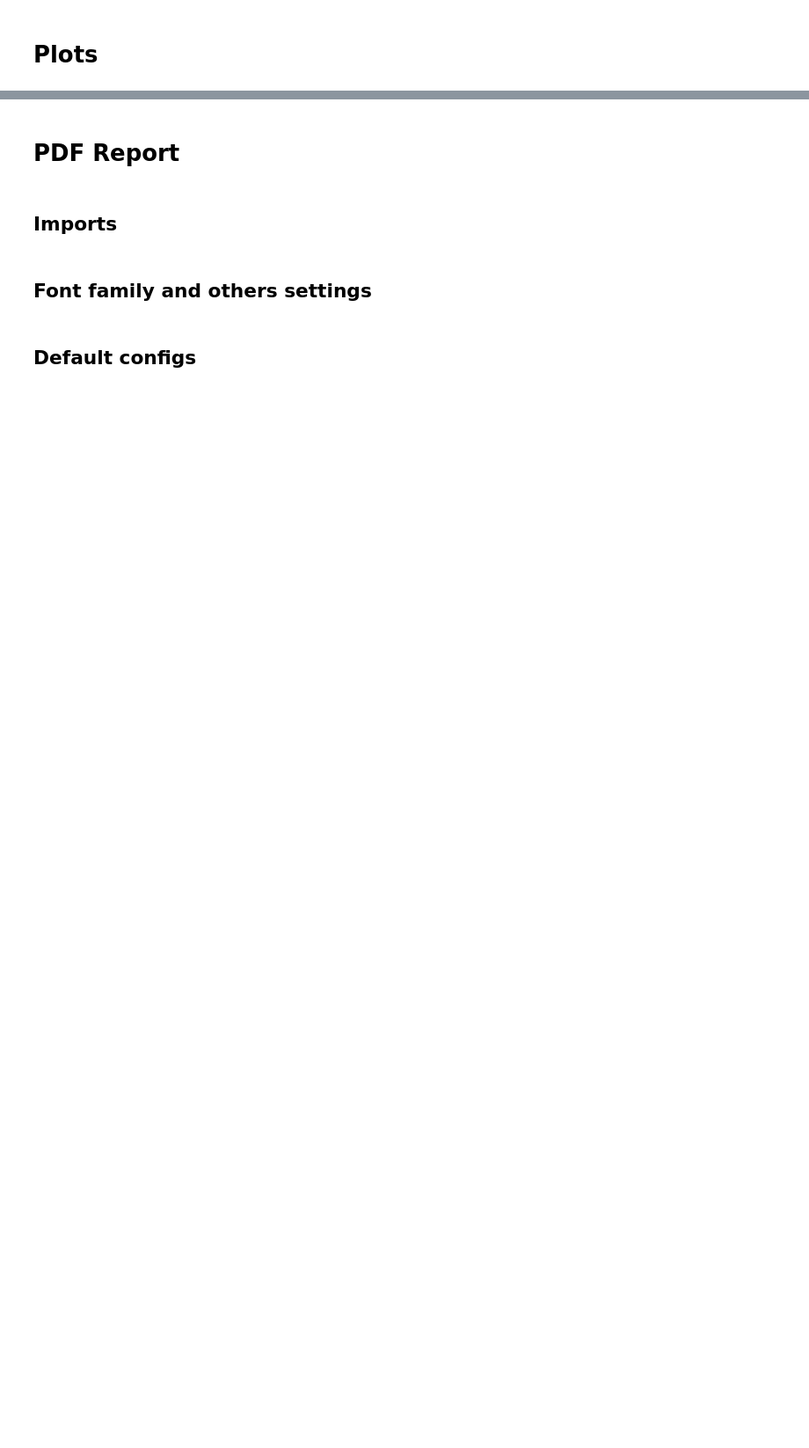
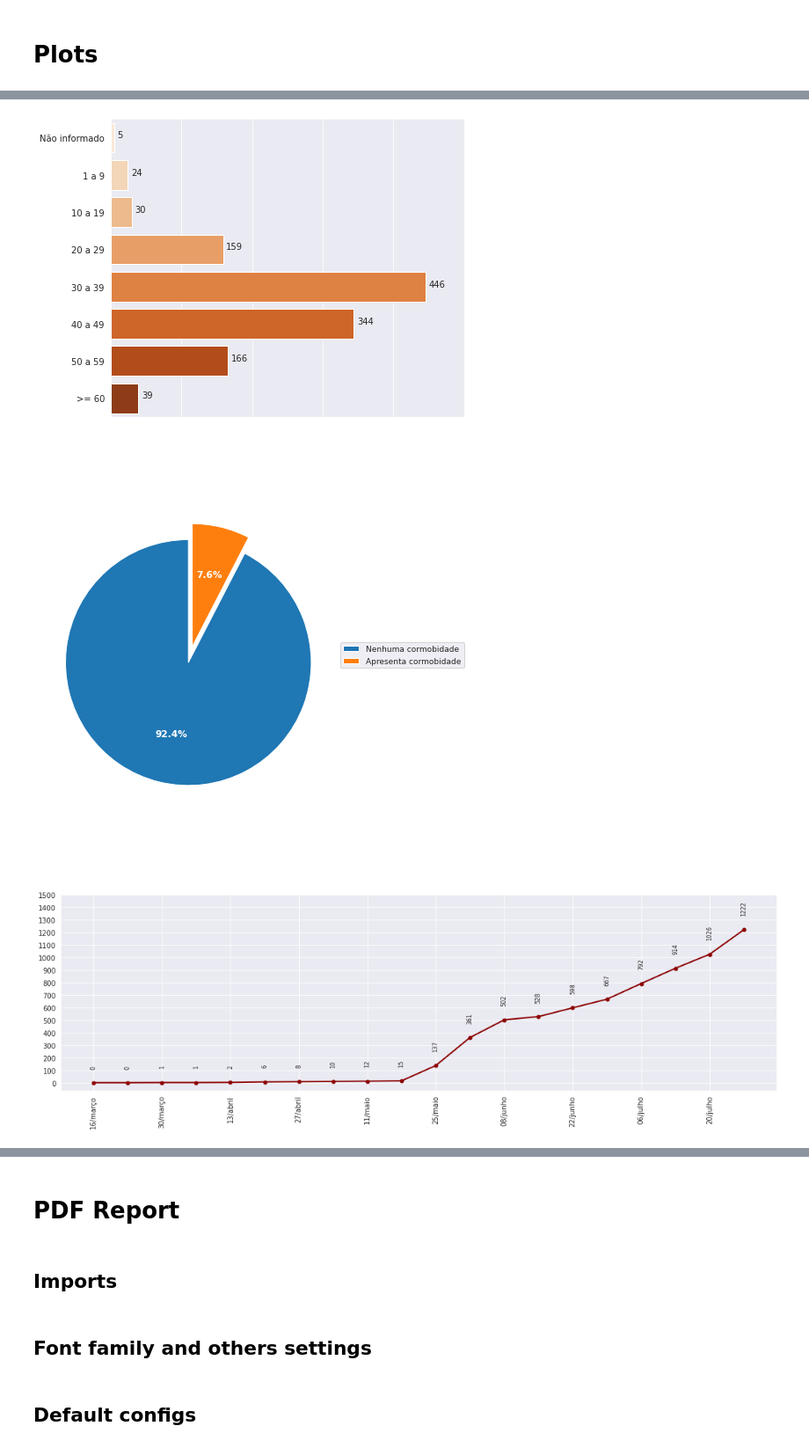
Before and after one commit to ppcamp/python-report-covid-19-itabira, a Jupyter notebook: CoronaPlots.ipynb, the cells around one changed output, grey strips where cells are left out. Shown: that part at 88% size. Cells and saved outputs as stored; diff of their text form; code cells hidden in the pictures; blank space fills up the shorter version.

```diff
--- a/CoronaPlots.ipynb
+++ b/CoronaPlots.ipynb
@@ -219,6 +232,8 @@ def getSheetValue(sheet_name, URL, gc, debug=False):
     df = df.reset_index(drop=True) # Drop removes old indexation
 
     return df
+# %%
+DAY = 25
 # %%
 # Getting results
 sheetName = "{}-{}-{}".format(DAY,MONTH,YEAR)
@@ -570,0 +476,10 @@ log.debug('Data: d2a_vNeighboorhood → {}'.format(d2a_vNeighboorhood))
+# %%
+# Where don't have an NHD the type is NaN, due that, we can't access it
+_nbh = []
+for i in set(df['Neighboorhood']):
+    conf  = len(list(filter(lambda x: x, df.loc[d2a_vConfirmed, 'Neighboorhood']==i)))
+    # susp  = len(list(filter(lambda x: x, df.loc[d2a_vSuspect, 'Neighboorhood']==i)))
+    # anali = len(list(filter(lambda x: x, df.loc[d2a_vAnalysis, 'Neighboorhood']==i)))
+    _nbh.append({ 'Neighboorhood': i, 'qtdConf': conf})#, 'qtdAnalis': anali})
+# Sort by ascending order
+d2a_vNeighboorhood = sorted(_nbh, key=lambda k: k['qtdConf'], reverse=True)
@@ -685,0 +822,23 @@ graphic_Stimeline   = linePlot2(d2a_dfCStimeline, 'Sindrome', (15,5) )
+# %%
+# Generating
+# Ages Confirmed plot
+graphic_C = horizontalBarPlot(d2a_vCage, AGES, (7,5))
+# Cormobity confirmed plot
+graphic_Ccormobity = piePlot(
+    ['Nenhuma cormobidade', 'Apresenta cormobidade'],
+    [d2a_TofCcormobity,d2a_TofConfirmed-d2a_TofCcormobity],
+    (7,7))
+# Confirmed growth over time
+graphic_Ctimeline = scatterPlotWithData(d2a_dfCStimeline, 'Covid', (15,5) )
+# Symptoms plot
+graphic_Csymptons = verticalBarPlot(SYMPTOMS, d2a_vCsymptoms, (10,7))
+
+# Hospital UTI
+accelerometerPlot(90,180, (7,7))
+
+# Hospital Enf
+accelerometerPlot(90,180, (7,7))
+# %% [output]
+[figure, added]
+[figure, added]
+[figure, added]
```
Also changed, not shown: parts of 93 cells of this notebook, 27 other files.
